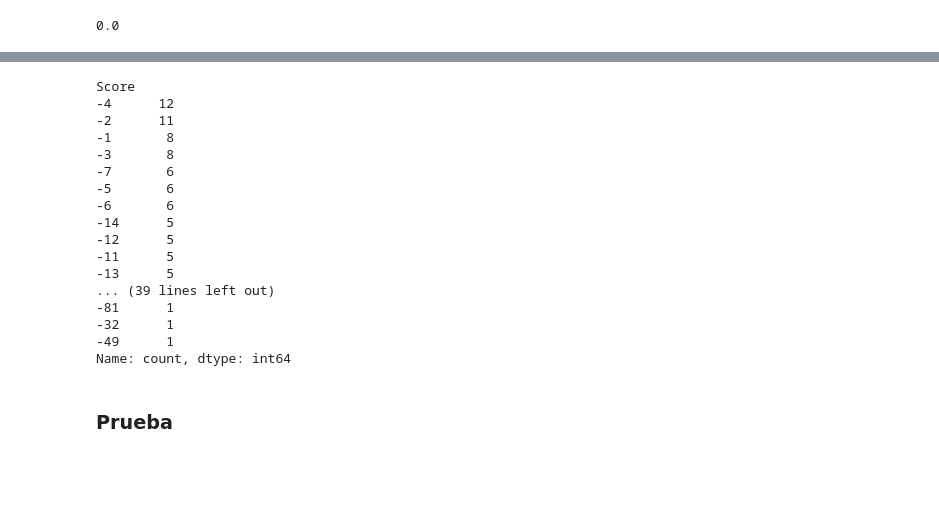
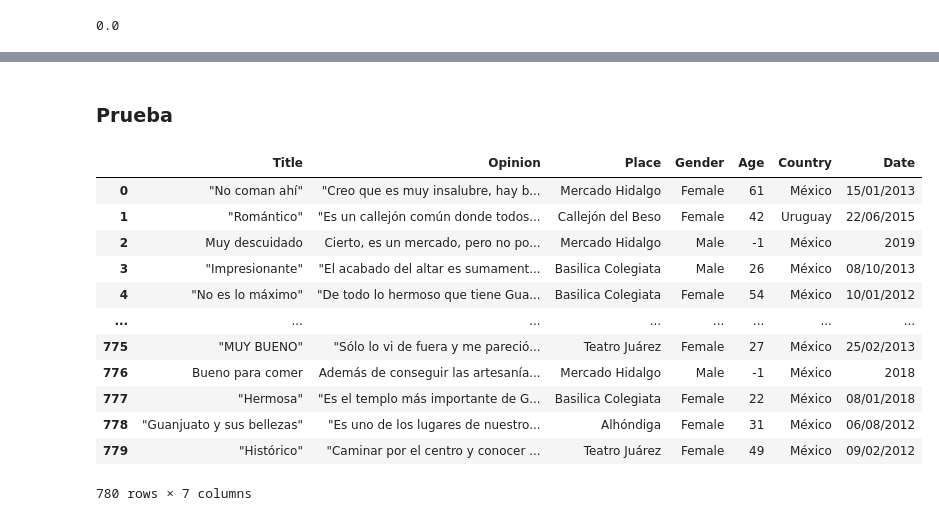
Before and after one commit to mariooef/sentiment_analysis-model-pln-mcd, a Jupyter notebook: notebooks/2.0-modelo-AnálisisSentimientos-title.ipynb, the cells around one changed output, grey strips where cells are left out. Saved outputs shown, nothing was run; the diff lists cells and outputs as text; code cells hidden in the pictures; blank space fills up the shorter version.

```diff
--- a/notebooks/2.0-modelo-AnálisisSentimientos-title.ipynb
+++ b/notebooks/2.0-modelo-AnálisisSentimientos-title.ipynb
@@ -473,22 +453,23 @@ falsos_negativos.tail()
-# %%
-falsos_negativos['Score'].value_counts()
-# %% [output]
-Score
--4      12
--2      11
--1       8
--3       8
--7       6
--5       6
--6       6
--14      5
--12      5
--11      5
--13      5
-... (39 lines left out)
--81      1
--32      1
--49      1
-Name: count, dtype: int64
 # %% [markdown]
 ### Prueba
+# %%
+import numpy as np
+import pandas as pd
+
+test_features_df = pd.read_csv('../data/raw/test_features.csv',index_col=0)
+test_labels = np.load('../data/raw/test_labels.npy')
+display(test_features_df)
+# %% [output]
+|  | Title | Opinion | Place | Gender | Age | Country | Date |
+| 0 | "No coman ahí" | "Creo que es muy insalubre, hay b... | Mercado Hidalgo | Female | 61 | México | 15/01/2013 |
+| 1 | "Romántico" | "Es un callejón común donde todos... | Callejón del Beso | Female | 42 | Uruguay | 22/06/2015 |
+| 2 | Muy descuidado | Cierto, es un mercado, pero no po... | Mercado Hidalgo | Male | -1 | México | 2019 |
+| 3 | "Impresionante" | "El acabado del altar es sumament... | Basilica Colegiata | Male | 26 | México | 08/10/2013 |
+| 4 | "No es lo máximo" | "De todo lo hermoso que tiene Gua... | Basilica Colegiata | Female | 54 | México | 10/01/2012 |
+| ... | ... | ... | ... | ... | ... | ... | ... |
+| 775 | "MUY BUENO" | "Sólo lo vi de fuera y me pareció... | Teatro Juárez | Female | 27 | México | 25/02/2013 |
+| 776 | Bueno para comer | Además de conseguir las artesanía... | Mercado Hidalgo | Male | -1 | México | 2018 |
+| 777 | "Hermosa" | "Es el templo más importante de G... | Basilica Colegiata | Female | 22 | México | 08/01/2018 |
+| 778 | "Guanjuato y sus bellezas" | "Es uno de los lugares de nuestro... | Alhóndiga | Female | 31 | México | 06/08/2012 |
+| 779 | "Histórico" | "Caminar por el centro y conocer ... | Teatro Juárez | Female | 49 | México | 09/02/2012 |
+780 rows × 7 columns
```
Also changed, not shown: parts of 18 cells of this notebook, 1 other file.
